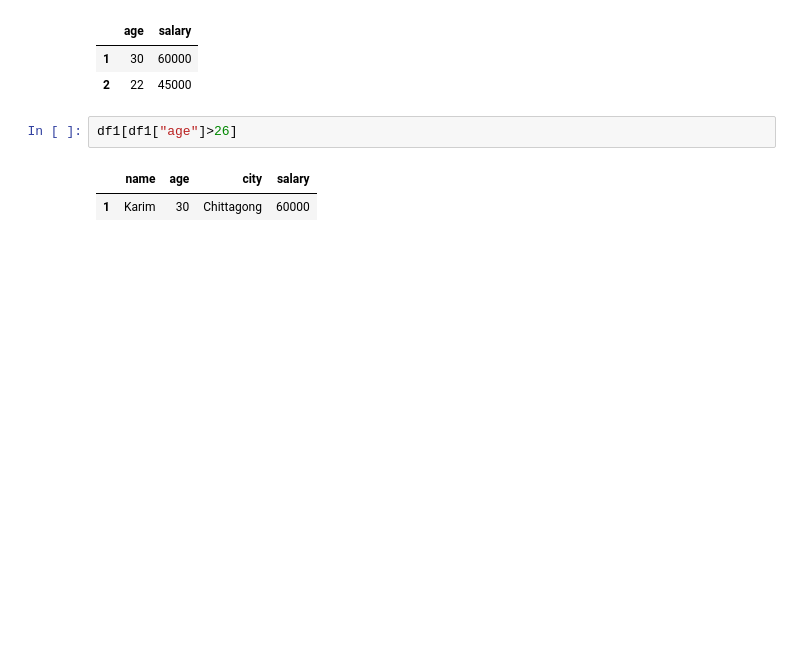
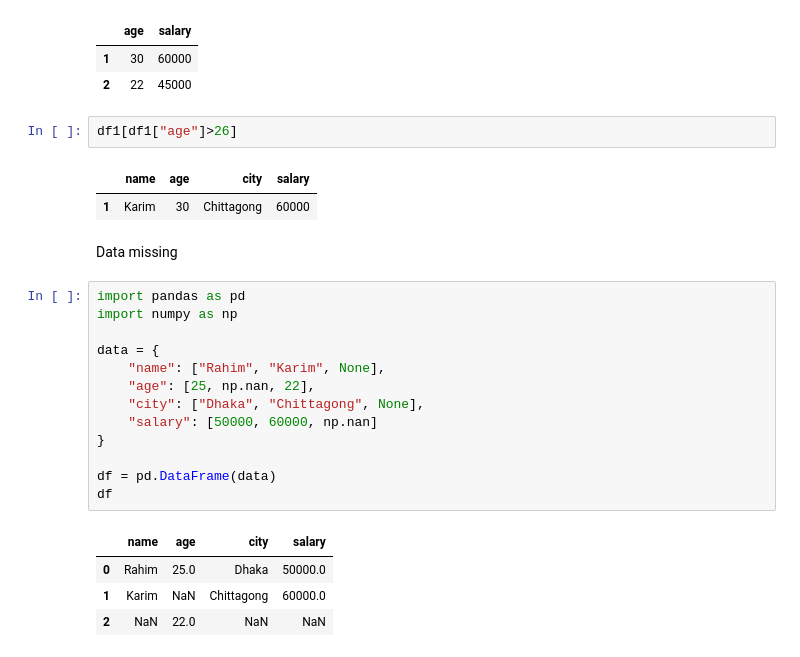
Before and after one commit to Mamun123123123/Python, a Jupyter notebook: test2.ipynb, the cells around one changed output. Saved outputs shown, nothing was run; the diff lists cells and outputs as text; blank space fills up the shorter version.

```diff
--- a/test2.ipynb
+++ b/test2.ipynb
@@ -130,3 +130,23 @@ df1[df1["age"]>26]
 # %% [output]
 |  | name | age | city | salary |
 | 1 | Karim | 30 | Chittagong | 60000 |
+# %% [markdown]
+Data missing
+# %%
+import pandas as pd
+import numpy as np
+
+data = {
+    "name": ["Rahim", "Karim", None],
+    "age": [25, np.nan, 22],
+    "city": ["Dhaka", "Chittagong", None],
+    "salary": [50000, 60000, np.nan]
+}
+
+df = pd.DataFrame(data)
+df
+# %% [output]
+|  | name | age | city | salary |
+| 0 | Rahim | 25.0 | Dhaka | 50000.0 |
+| 1 | Karim | NaN | Chittagong | 60000.0 |
+| 2 | NaN | 22.0 | NaN | NaN |
```
Also changed, not shown: parts of 8 cells of this notebook, 2 other files.
